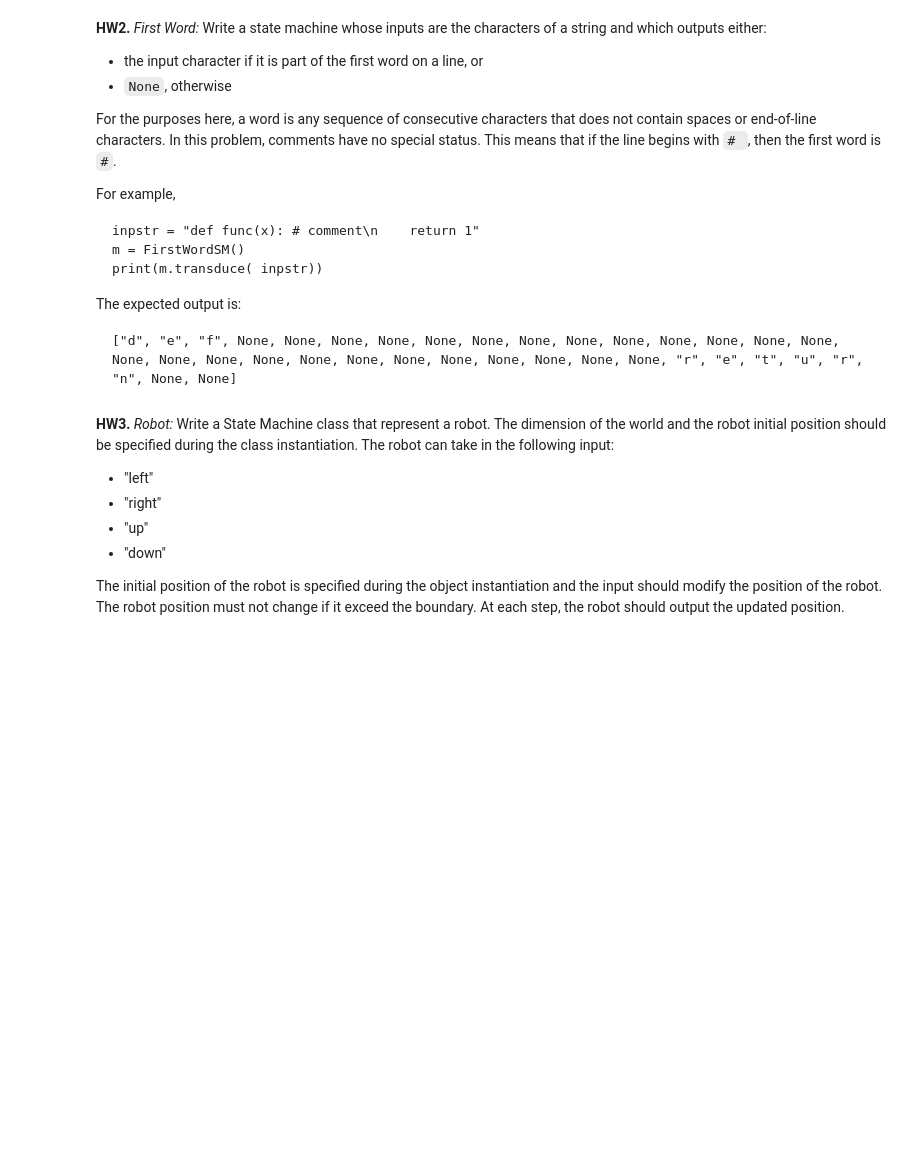
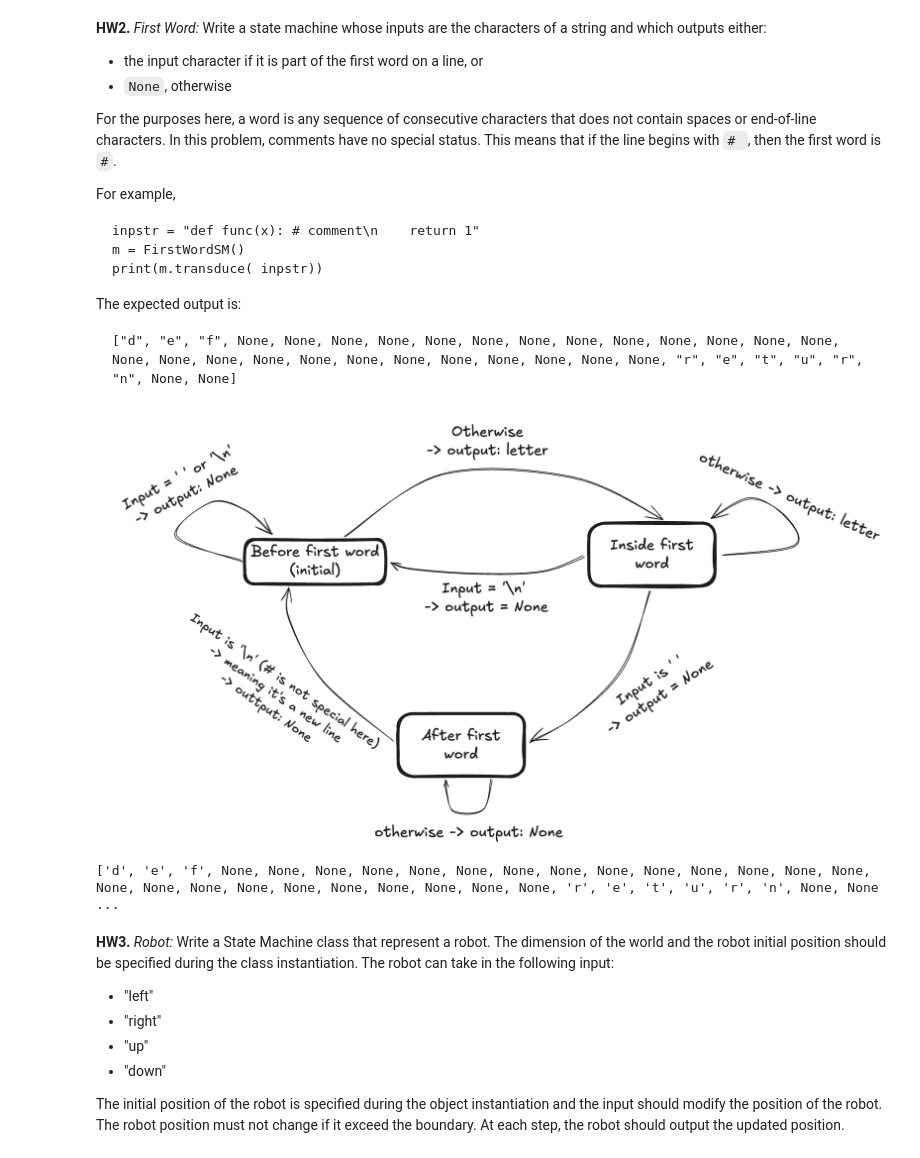
Before and after one commit to surrelsaga/DDW-weekly-problemSets, a Jupyter notebook: Week08_Homework.ipynb, the cells around one changed output. Drawn from its saved outputs; the diff is of its cells as text; code cells hidden in the pictures; blank space fills up the shorter version.

````diff
--- a/Week08_Homework.ipynb
+++ b/Week08_Homework.ipynb
@@ -111,6 +133,12 @@ The expected output is:
 ```
 ["d", "e", "f", None, None, None, None, None, None, None, None, None, None, None, None, None, None, None, None, None, None, None, None, None, None, None, None, None, "r", "e", "t", "u", "r", "n", None, None]
 ```
+# %%
+# show the state transition diagram I make
+from IPython.display import Image, display
+display(Image(filename='./week-08-diagrams/HW-CS2.png'))
+# %% [output]
+[figure, added]
 # %%
 class FirstWordSM(StateMachine):
 
@@ -130,7 +179,10 @@ class FirstWordSM(StateMachine):
 inpstr: str = "def func(x): # comment\n    return 1"
 m: FirstWordSM = FirstWordSM()
 out: list[Optional[str]] = m.transduce(inpstr)
+print(out)
 assert out == ["d", "e", "f", None, None, None, None, None, None, None, None, None, None, None, None, None, None, None, None, None, None, None, None, None, None, None, None, "r", "e", "t", "u", "r", "n", None, None]
+# %% [output]
+['d', 'e', 'f', None, None, None, None, None, None, None, None, None, None, None, None, None, None, None, None, None, None, None, None, None, None, None, None, 'r', 'e', 't', 'u', 'r', 'n', None, None ...
 # %%
 ###
 ### AUTOGRADER TEST - DO NOT REMOVE
````
Also changed, not shown: parts of 7 cells of this notebook, 2 other files.
